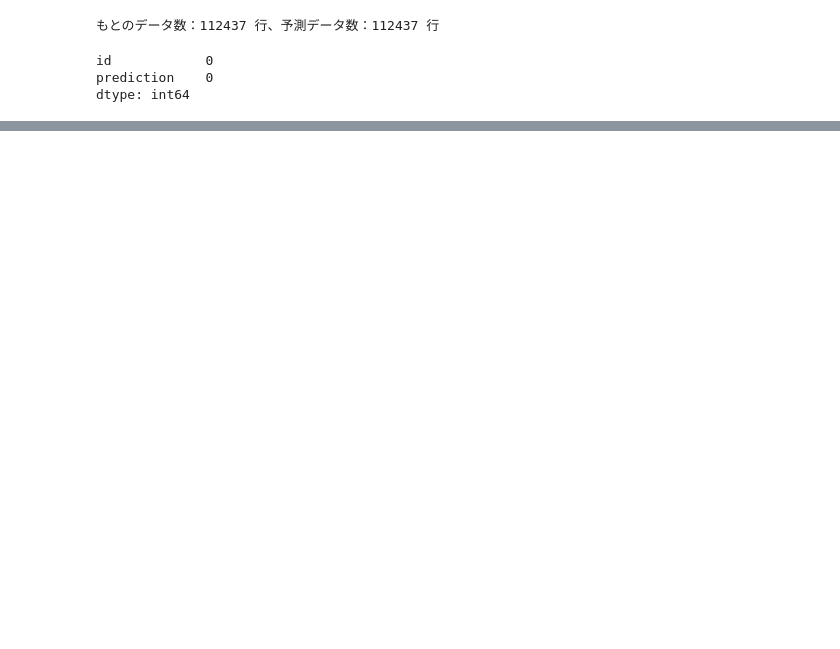
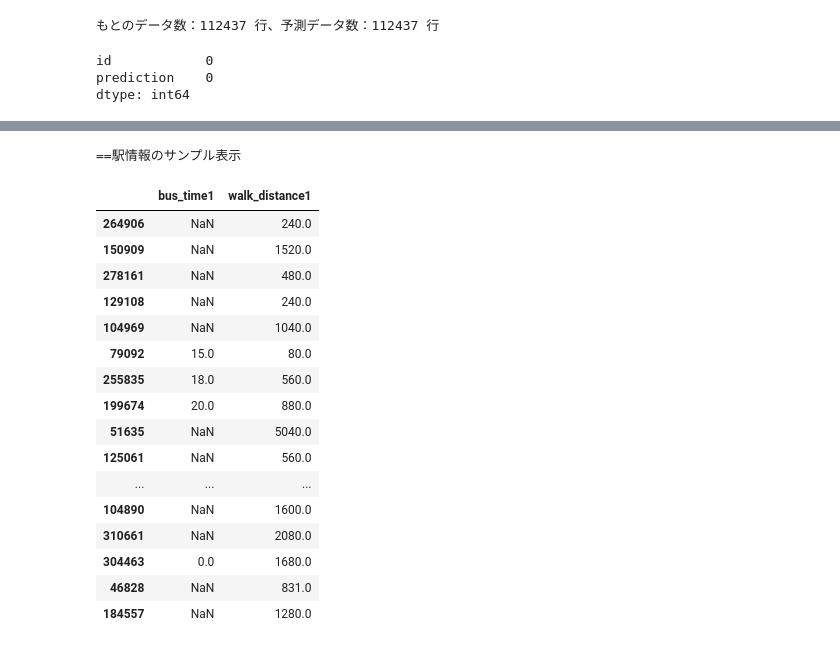
Before and after one commit to TetsukiOrito/signate_hudosan, a Jupyter notebook: notebook/baseline.ipynb, the cells around one changed output, grey strips where cells are left out. Saved outputs shown, nothing was run; the diff lists cells and outputs as text; code cells hidden in the pictures; blank space fills up the shorter version.

```diff
--- a/notebook/baseline.ipynb
+++ b/notebook/baseline.ipynb
@@ -344,3 +409,27 @@ Fold 5 MAPE: 24.497 %
 平均 MAPE: 24.512 %
 --------------------------------------------------
 [figure]
+# %%
+## 駅情報のEDA.
+
+print("==駅情報のサンプル表示")
+train_processed[['bus_time1', 'walk_distance1']].sample(50)
+# %% [output]
+==駅情報のサンプル表示
+|  | bus_time1 | walk_distance1 |
+| 264906 | NaN | 240.0 |
+| 150909 | NaN | 1520.0 |
+| 278161 | NaN | 480.0 |
+| 129108 | NaN | 240.0 |
+| 104969 | NaN | 1040.0 |
+| 79092 | 15.0 | 80.0 |
+| 255835 | 18.0 | 560.0 |
+| 199674 | 20.0 | 880.0 |
+| 51635 | NaN | 5040.0 |
+| 125061 | NaN | 560.0 |
+| ... | ... | ... |
+| 104890 | NaN | 1600.0 |
+| 310661 | NaN | 2080.0 |
+| 304463 | 0.0 | 1680.0 |
+| 46828 | NaN | 831.0 |
+| 184557 | NaN | 1280.0 |
```
Also changed, not shown: parts of 3 cells of this notebook, 1 other file.
